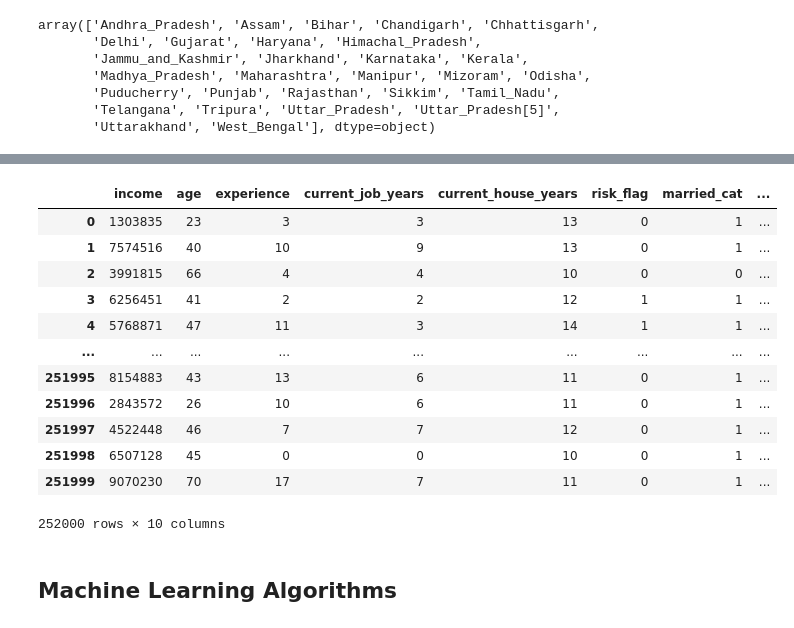
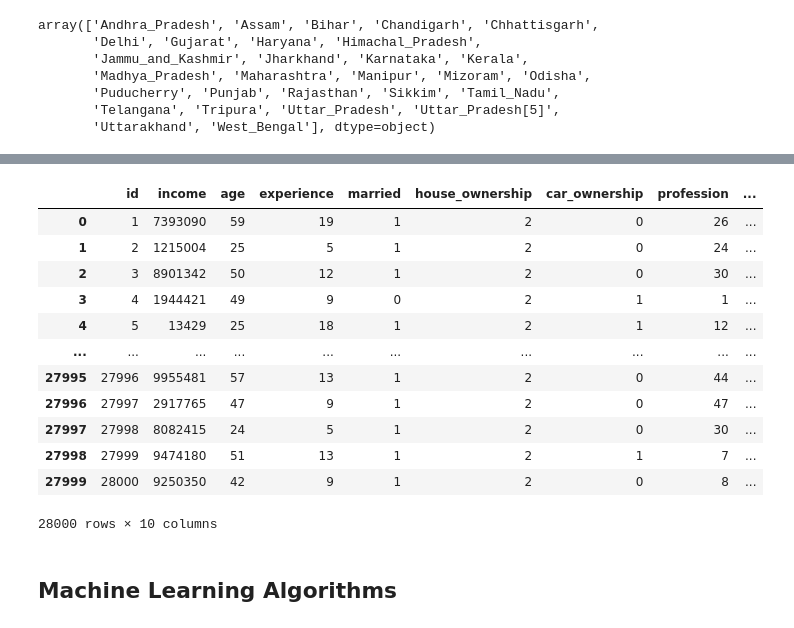
Before and after one commit to rachit-0032/binary_classification, a Jupyter notebook: submission.ipynb, the cells around one changed output, grey strips where cells are left out. Saved outputs shown, nothing was run; the diff lists cells and outputs as text; code cells hidden in the pictures.

```diff
--- a/submission.ipynb
+++ b/submission.ipynb
@@ -198,19 +198,3 @@ array(['Andhra_Pradesh', 'Assam', 'Bihar', 'Chandigarh', 'Chhattisgarh',
        'Puducherry', 'Punjab', 'Rajasthan', 'Sikkim', 'Tamil_Nadu',
        'Telangana', 'Tripura', 'Uttar_Pradesh', 'Uttar_Pradesh[5]',
        'Uttarakhand', 'West_Bengal'], dtype=object)
-# %%
-le = LabelEncoder()
-data_train['married_cat'] = le.fit_transform(data_train['married'])
-data_train['house_ownership_cat'] = le.fit_transform(data_train['house_ownership'])
-data_train['car_ownership_cat'] = le.fit_transform(data_train['car_ownership'])
-data_train['profession_cat'] = le.fit_transform(data_train['profession'])
-
-### Removing everything between the square brackets to get the right list of states and cities.
-data_train['city'] = data_train['city'].apply(lambda x: re.sub("[\(\[].*?[\)\]]", "", x))
-data_train['state'] = data_train['state'].apply(lambda x: re.sub("[\(\[].*?[\)\]]", "", x))
-
-### Since the specific city would only be a part of that state
-data_train['address'] = data_train['city'] + ', ' + data_train['state']
-# %%
-data_train.drop(['married', 'house_ownership', 'car_ownership', 'profession', 'city', 'state', 'Id'], axis=1, inplace=True)
-data_train
@@ -231,17 +223,22 @@ data_train
+# %%
+### Joining city and state to create a common address field
+data_train['address'] = data_train['city'] + ', ' + data_train['state']
+data_test['address'] = data_test['city'] + ', ' + data_test['state']
 # %%
 data_train = data_train.select_dtypes(exclude=['object'])
-data_train
+data_test = data_test.select_dtypes(exclude=['object'])
+data_test
 # %% [output]
-|  | income | age | experience | current_job_years | current_house_years | risk_flag | married_cat | ... |
-| 0 | 1303835 | 23 | 3 | 3 | 13 | 0 | 1 | ... |
-| 1 | 7574516 | 40 | 10 | 9 | 13 | 0 | 1 | ... |
-| 2 | 3991815 | 66 | 4 | 4 | 10 | 0 | 0 | ... |
-| 3 | 6256451 | 41 | 2 | 2 | 12 | 1 | 1 | ... |
-| 4 | 5768871 | 47 | 11 | 3 | 14 | 1 | 1 | ... |
-| ... | ... | ... | ... | ... | ... | ... | ... | ... |
-| 251995 | 8154883 | 43 | 13 | 6 | 11 | 0 | 1 | ... |
-| 251996 | 2843572 | 26 | 10 | 6 | 11 | 0 | 1 | ... |
-| 251997 | 4522448 | 46 | 7 | 7 | 12 | 0 | 1 | ... |
-| 251998 | 6507128 | 45 | 0 | 0 | 10 | 0 | 1 | ... |
-| 251999 | 9070230 | 70 | 17 | 7 | 11 | 0 | 1 | ... |
+|  | id | income | age | experience | married | house_ownership | car_ownership | profession | ... |
+| 0 | 1 | 7393090 | 59 | 19 | 1 | 2 | 0 | 26 | ... |
+| 1 | 2 | 1215004 | 25 | 5 | 1 | 2 | 0 | 24 | ... |
+| 2 | 3 | 8901342 | 50 | 12 | 1 | 2 | 0 | 30 | ... |
+| 3 | 4 | 1944421 | 49 | 9 | 0 | 2 | 1 | 1 | ... |
+| 4 | 5 | 13429 | 25 | 18 | 1 | 2 | 1 | 12 | ... |
+| ... | ... | ... | ... | ... | ... | ... | ... | ... | ... |
+| 27995 | 27996 | 9955481 | 57 | 13 | 1 | 2 | 0 | 44 | ... |
+| 27996 | 27997 | 2917765 | 47 | 9 | 1 | 2 | 0 | 47 | ... |
+| 27997 | 27998 | 8082415 | 24 | 5 | 1 | 2 | 0 | 30 | ... |
+| 27998 | 27999 | 9474180 | 51 | 13 | 1 | 2 | 1 | 7 | ... |
+| 27999 | 28000 | 9250350 | 42 | 9 | 1 | 2 | 0 | 8 | ... |
-252000 rows × 10 columns
+28000 rows × 10 columns
```
Also changed, not shown: parts of 21 cells of this notebook.
